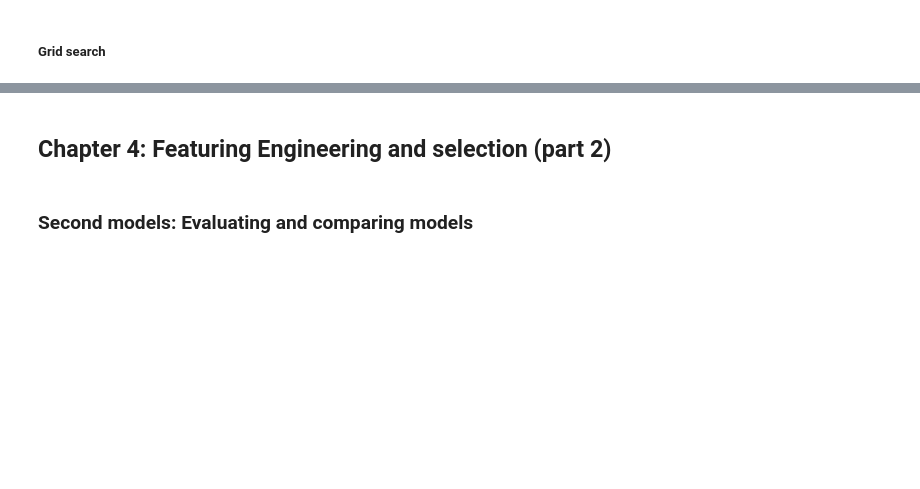
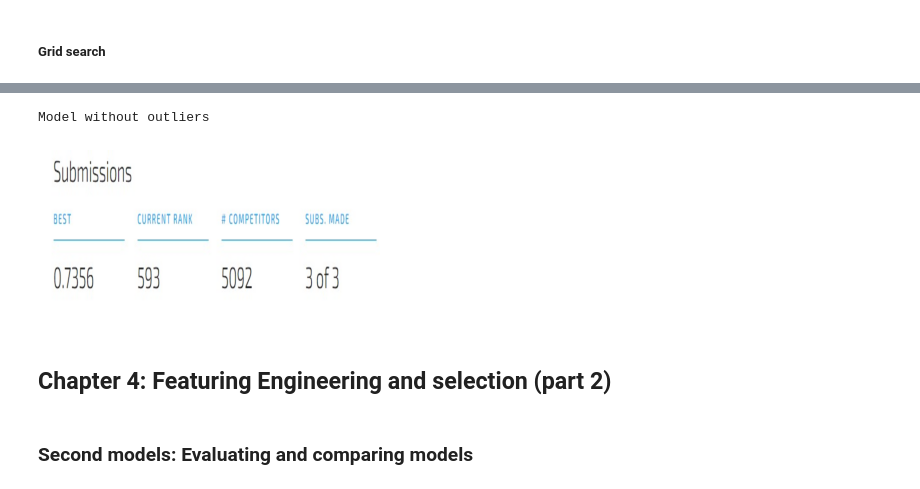
Before and after one commit to bereamanuel/Ritchter-s-predictors, a Jupyter notebook: jupyter/dataAnalisis.ipynb, the cells around one changed output, grey strips where cells are left out. Saved outputs shown, nothing was run; the diff lists cells and outputs as text; code cells hidden in the pictures; blank space fills up the shorter version.

```diff
--- a/jupyter/dataAnalisis.ipynb
+++ b/jupyter/dataAnalisis.ipynb
@@ -1072,3 +1168,12 @@ resultados.filter(regex = '(param*|mean_t|std_t)') \
+# %%
+print("Model without outliers")
+pred_model1 = img_reshape_more('/prediccions/threeOut.jpg')
+plt.imshow(np.asarray(pred_model1))
+plt.axis('off')
+plt.show()
+# %% [output]
+Model without outliers
+[figure, added]
 # %% [markdown]
 ## Chapter 4: Featuring Engineering and selection (part 2)
 # %% [markdown]
```
Also changed, not shown: parts of 16 cells of this notebook, 4 other files.
